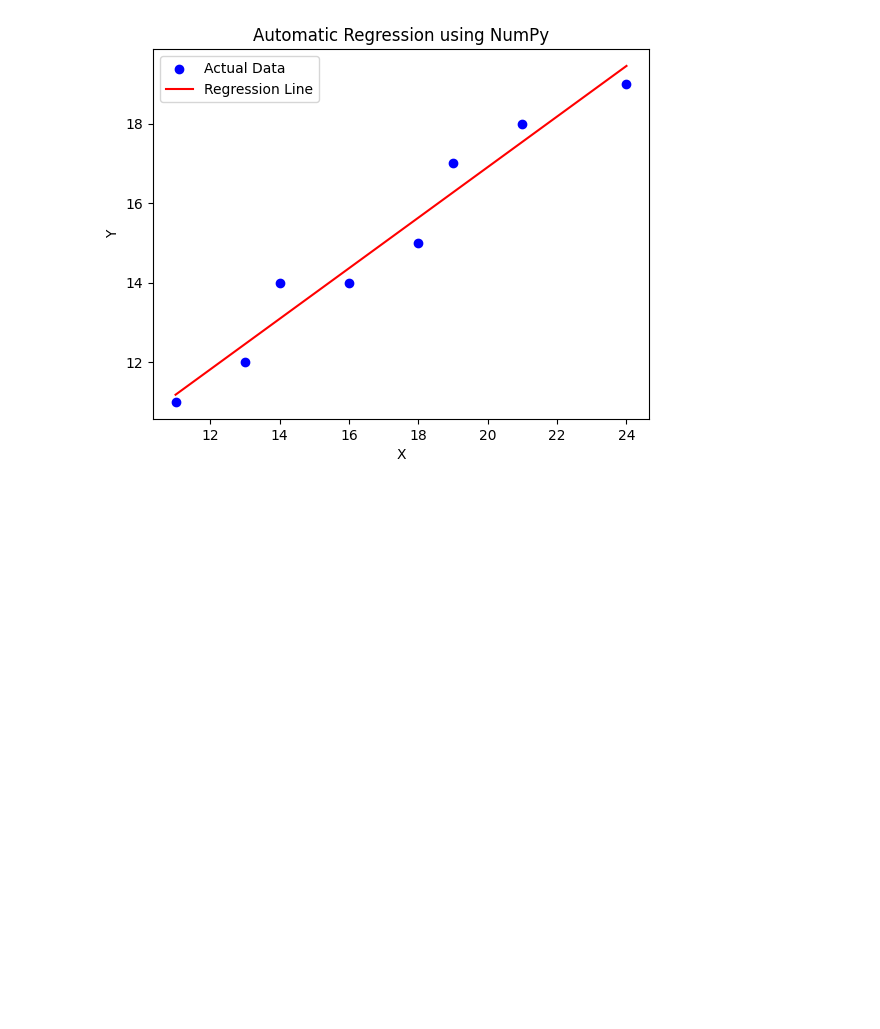
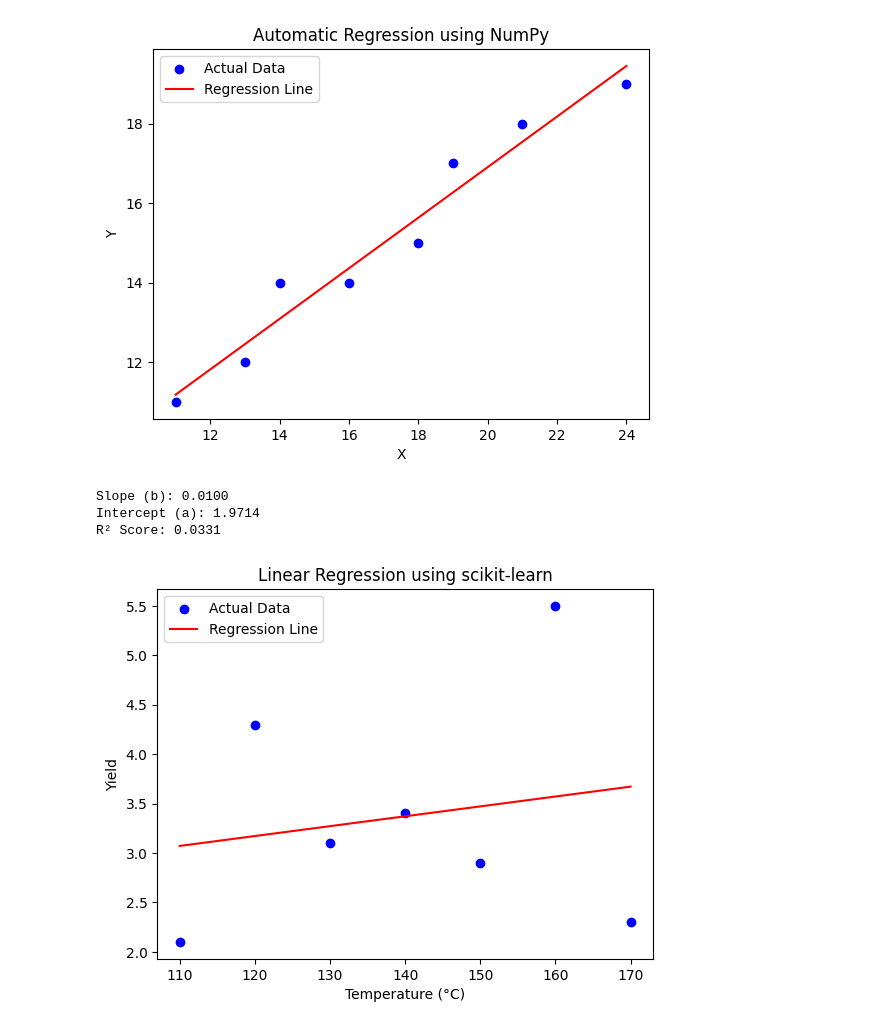
Before and after one commit to Storm00212/Data-manipulation-using-python, a Jupyter notebook: Regression.ipynb, the cells around one changed output. Drawn from its saved outputs; the diff is of its cells as text; code cells hidden in the pictures; blank space fills up the shorter version.

Commit message:
Added linear regression using scikit learn

```diff
--- a/Regression.ipynb
+++ b/Regression.ipynb
@@ -227,3 +227,49 @@ plt.show()
 Slope (b): 0.6364
 Intercept (a): 4.1818
 [figure]
+# %%
+# Using scikit learn and machine learning models.
+
+import numpy as np
+import pandas as pd
+import matplotlib.pyplot as plt
+from sklearn.linear_model import LinearRegression
+
+# Data
+Temp = [110, 120, 130, 140, 150, 160, 170]
+Yield = [2.1, 4.3, 3.1, 3.4, 2.9, 5.5, 2.3]
+df = pd.DataFrame({'Temp': Temp, 'Yield': Yield})
+
+# Reshape X for sklearn (must be 2D)
+X = np.array(df['Temp']).reshape(-1, 1)
+y = np.array(df['Yield'])
+
+# Create and train the model
+model = LinearRegression()
+model.fit(X, y)
+
+# Extract results
+slope = model.coef_[0]
+intercept = model.intercept_
+r2_score = model.score(X, y)
+
+print(f"Slope (b): {slope:.4f}")
+print(f"Intercept (a): {intercept:.4f}")
+print(f"R² Score: {r2_score:.4f}")
+
+# Predicted values
+df['Predicted'] = model.predict(X)
+
+# Plot the regression
+plt.scatter(df['Temp'], df['Yield'], color='blue', label='Actual Data')
+plt.plot(df['Temp'], df['Predicted'], color='red', label='Regression Line')
+plt.xlabel('Temperature (°C)')
+plt.ylabel('Yield')
+plt.title('Linear Regression using scikit-learn')
+plt.legend()
+plt.show()
+# %% [output]
+Slope (b): 0.0100
+Intercept (a): 1.9714
+R² Score: 0.0331
+[figure, added]
```
Also changed, not shown: parts of 1 cell of this notebook.
